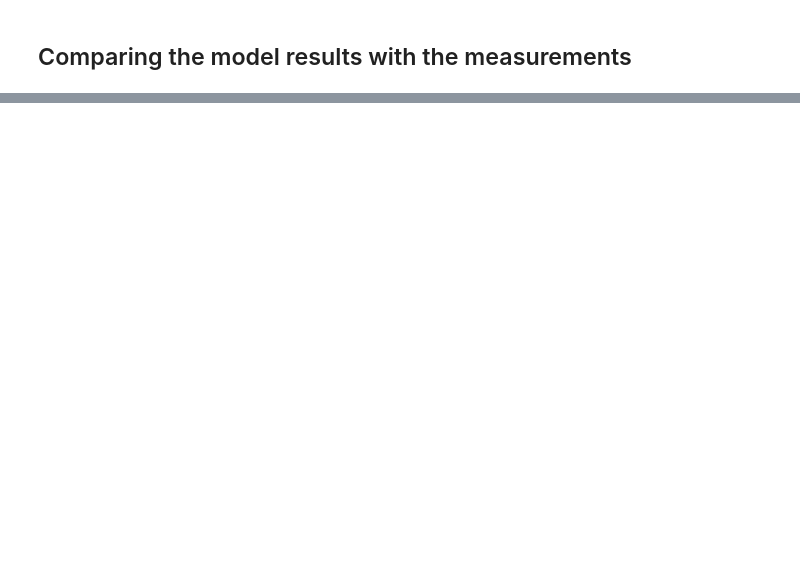
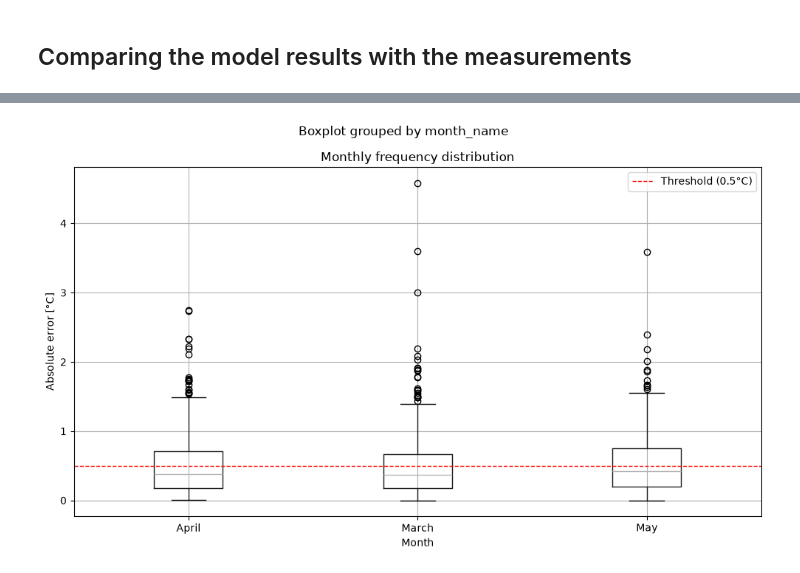
Before and after one commit to sbauer01/ML-project, a Jupyter notebook: model.ipynb, the cells around one changed output, grey strips where cells are left out. Saved outputs shown, nothing was run; the diff lists cells and outputs as text; code cells hidden in the pictures; blank space fills up the shorter version.

```diff
--- a/model.ipynb
+++ b/model.ipynb
@@ -382,0 +422,21 @@ print(period_analysis)
+# %%
+#monthly frequency distribution
+
+results["month"] = pd.to_datetime(results["timestamp"]).dt.month
+results['month_name']=results['month'].map({3:'March', 4:'April', 5:'May'})
+
+fig, ax=plt.subplots(figsize=(10,6))
+
+results.boxplot(column='error absolute', by='month_name', ax=ax)
+
+
+ax.axhline(y=threshold, color="red", linestyle="--", linewidth=1, label=f"Threshold ({threshold}°C)")
+ax.set_title("Monthly frequency distribution")
+ax.set_xlabel("Month")
+ax.set_ylabel("Absolute error [°C]")
+ax.legend()
+#plt.suptitle("")
+plt.tight_layout()
+plt.show()
+# %% [output]
+[figure, added]
```
Also changed, not shown: parts of 13 cells of this notebook.
